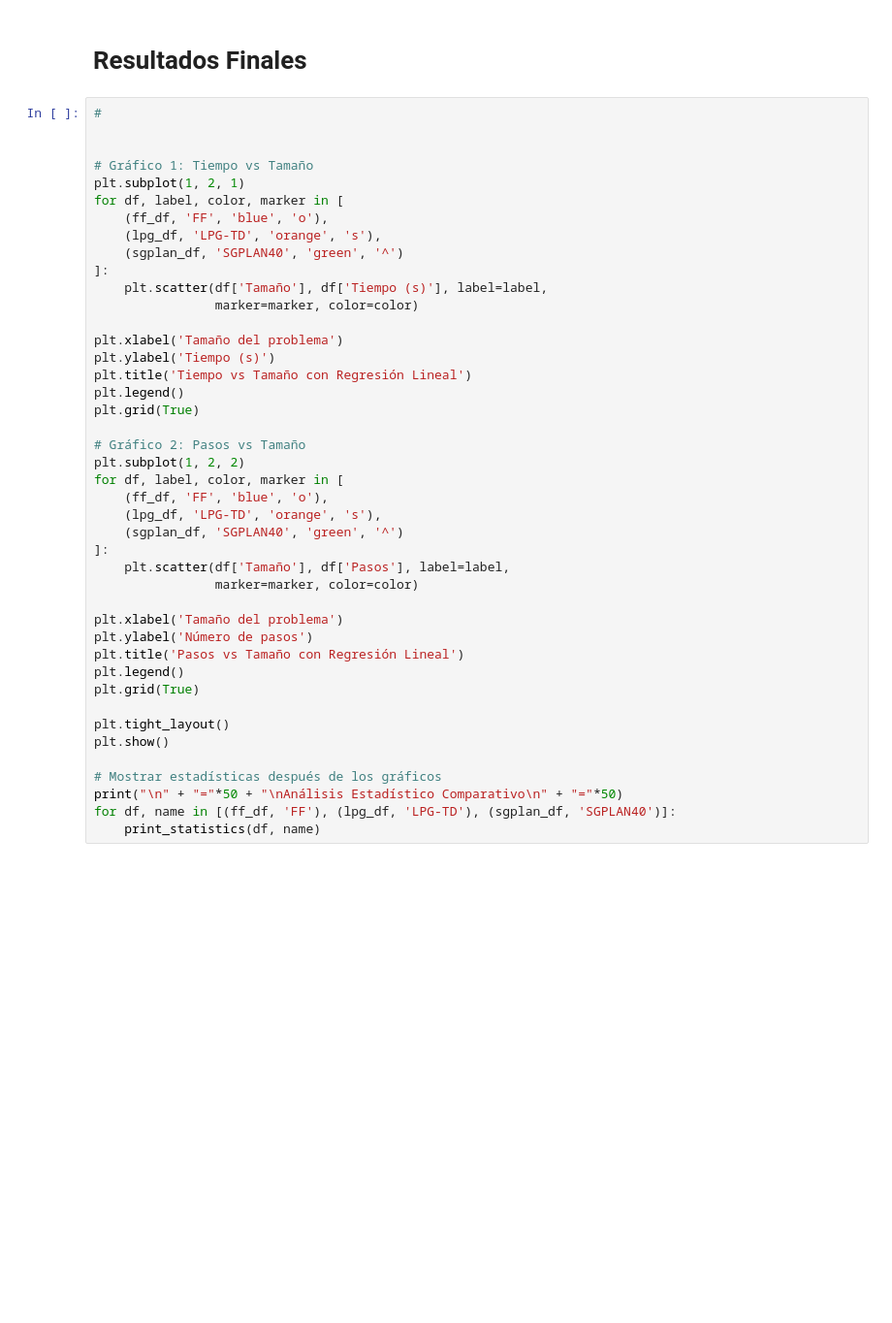
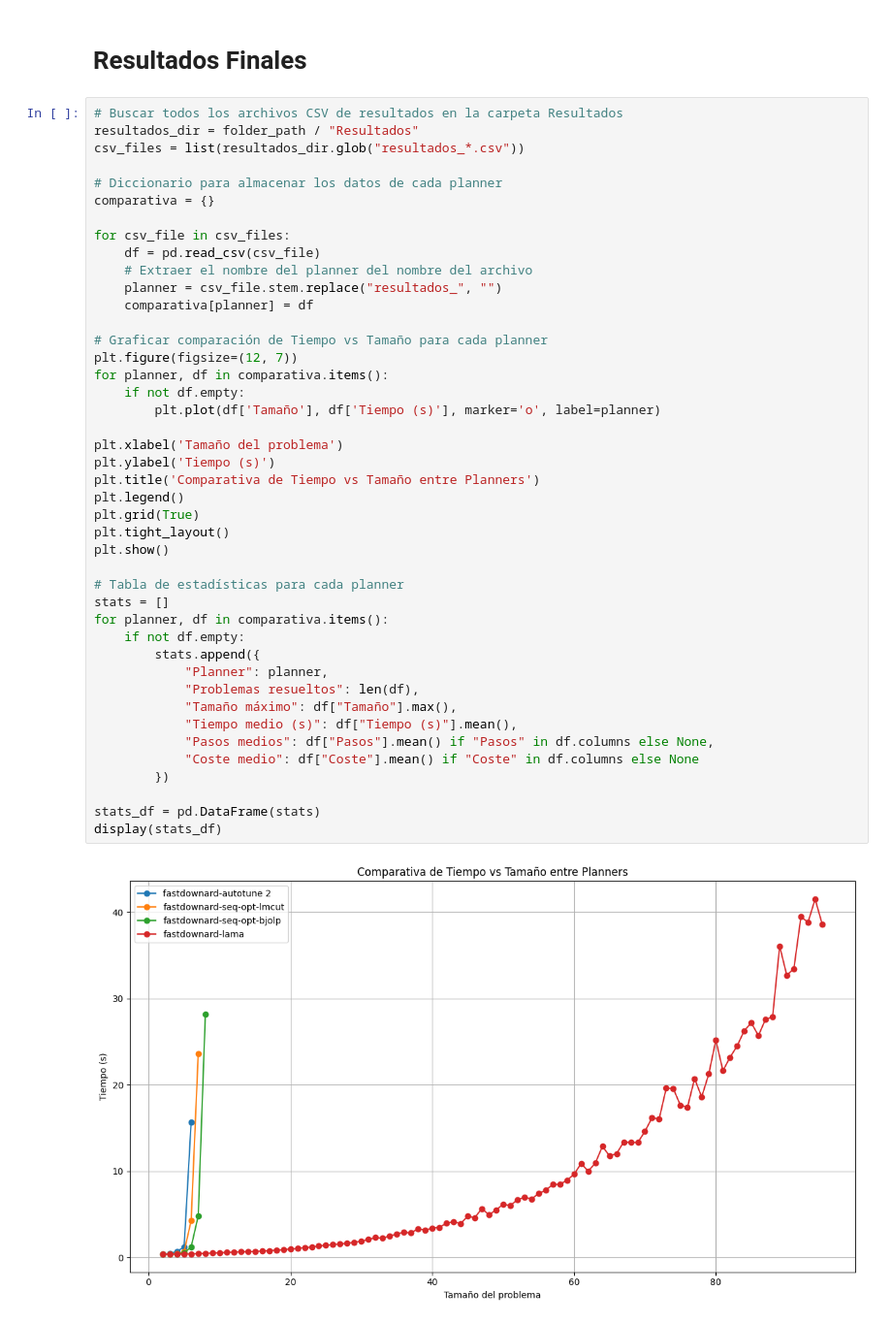
Before and after one commit to javikugan/Plani, a Jupyter notebook: Ejercicio2/2_2/2.2.ipynb, the cells around one changed output. Shown at 97% size. Drawn from its saved outputs; the diff is of its cells as text; blank space fills up the shorter version.

```diff
--- a/Ejercicio2/2_2/2.2.ipynb
+++ b/Ejercicio2/2_2/2.2.ipynb
@@ -1521,45 +1763,47 @@ plt.show()
 # %% [markdown]
 # Resultados Finales
 # %%
-#
+# Buscar todos los archivos CSV de resultados en la carpeta Resultados
+resultados_dir = folder_path / "Resultados"
+csv_files = list(resultados_dir.glob("resultados_*.csv"))
 
+# Diccionario para almacenar los datos de cada planner
+comparativa = {}
 
-# Gráfico 1: Tiempo vs Tamaño
-plt.subplot(1, 2, 1)
-for df, label, color, marker in [
-    (ff_df, 'FF', 'blue', 'o'),
-    (lpg_df, 'LPG-TD', 'orange', 's'),
-    (sgplan_df, 'SGPLAN40', 'green', '^')
-]:
-    plt.scatter(df['Tamaño'], df['Tiempo (s)'], label=label,
-                marker=marker, color=color)
+for csv_file in csv_files:
+    df = pd.read_csv(csv_file)
+    # Extraer el nombre del planner del nombre del archivo
+    planner = csv_file.stem.replace("resultados_", "")
+    comparativa[planner] = df
+
+# Graficar comparación de Tiempo vs Tamaño para cada planner
+plt.figure(figsize=(12, 7))
+for planner, df in comparativa.items():
+    if not df.empty:
+        plt.plot(df['Tamaño'], df['Tiempo (s)'], marker='o', label=planner)
 
 plt.xlabel('Tamaño del problema')
 plt.ylabel('Tiempo (s)')
-plt.title('Tiempo vs Tamaño con Regresión Lineal')
+plt.title('Comparativa de Tiempo vs Tamaño entre Planners')
 plt.legend()
 plt.grid(True)
-
-# Gráfico 2: Pasos vs Tamaño
-plt.subplot(1, 2, 2)
-for df, label, color, marker in [
-    (ff_df, 'FF', 'blue', 'o'),
-    (lpg_df, 'LPG-TD', 'orange', 's'),
-    (sgplan_df, 'SGPLAN40', 'green', '^')
-]:
-    plt.scatter(df['Tamaño'], df['Pasos'], label=label,
-                marker=marker, color=color)
-
-plt.xlabel('Tamaño del problema')
-plt.ylabel('Número de pasos')
-plt.title('Pasos vs Tamaño con Regresión Lineal')
-plt.legend()
-plt.grid(True)
-
 plt.tight_layout()
 plt.show()
 
-# Mostrar estadísticas después de los gráficos
-print("\n" + "="*50 + "\nAnálisis Estadístico Comparativo\n" + "="*50)
-for df, name in [(ff_df, 'FF'), (lpg_df, 'LPG-TD'), (sgplan_df, 'SGPLAN40')]:
-    print_statistics(df, name)
+# Tabla de estadísticas para cada planner
+stats = []
+for planner, df in comparativa.items():
+    if not df.empty:
+        stats.append({
+            "Planner": planner,
+            "Problemas resueltos": len(df),
+            "Tamaño máximo": df["Tamaño"].max(),
+            "Tiempo medio (s)": df["Tiempo (s)"].mean(),
+            "Pasos medios": df["Pasos"].mean() if "Pasos" in df.columns else None,
+            "Coste medio": df["Coste"].mean() if "Coste" in df.columns else None
+        })
+
+stats_df = pd.DataFrame(stats)
+display(stats_df)
+# %% [output]
+[figure, added]
```
Also changed, not shown: parts of 28 cells of this notebook, 43 other files.
